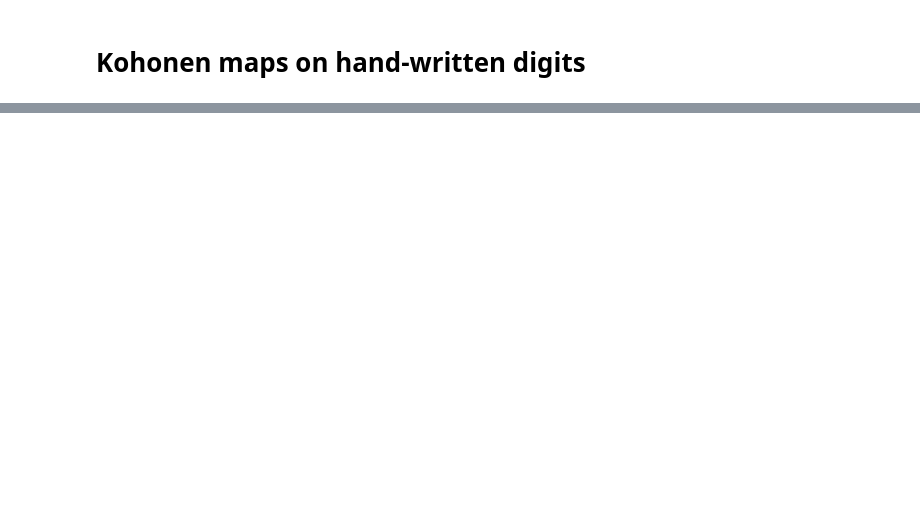
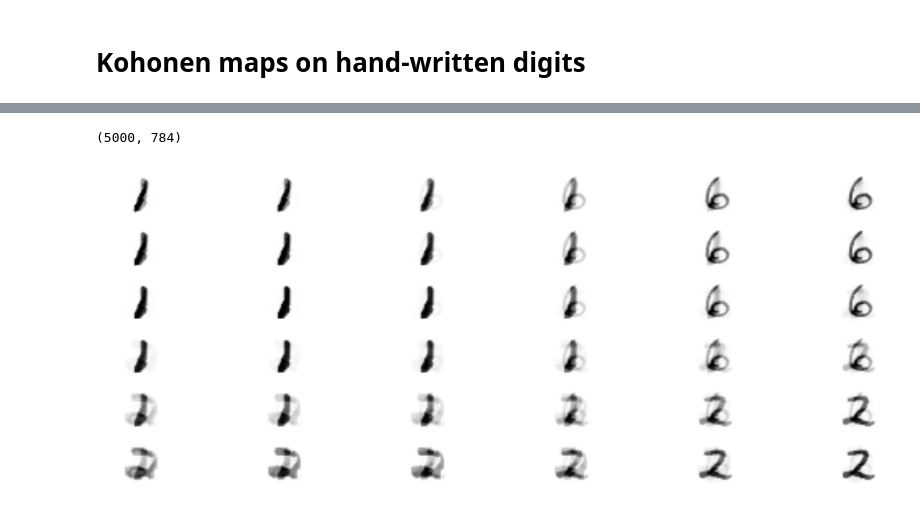
Before and after one commit to zifeo/Handwritten-Kohonen, a Jupyter notebook: hand-written-kohonen.ipynb, the cells around one changed output, grey strips where cells are left out. Drawn from its saved outputs; the diff is of its cells as text; code cells hidden in the pictures; blank space fills up the shorter version.

```diff
--- a/hand-written-kohonen.ipynb
+++ b/hand-written-kohonen.ipynb
@@ -8,0 +44,5 @@ SyntaxError: Missing parentheses in call to 'print' (helpers.py, line 23)
+# %%
+data = np.loadtxt('data.txt', dtype=np.int)
+data.shape
+# %% [output]
+(5000, 784)
@@ -8,0 +54,55 @@ SyntaxError: Missing parentheses in call to 'print' (helpers.py, line 23)
+# %%
+def neighborhood(x, mean, std):
+    """Normalized neighborhood gaussian-like with mean and std."""
+    return np.exp(- np.square(x - mean) / (2 * np.square(std)))
+# %%
+def som_step(centers, datapoint, neighbor, eta, sigma):
+    """Learning step self-organized map updating inplace centers.
+         centers   (matrix) cluster centres (center X dimension)
+         datapoint (vector)
+         neighbor  (matrix) coordinates of all centers
+         eta       (scalar) learning rate
+         sigma     (scalar) width/variance of neighborhood function
+    """
+    k = np.argmin(np.sum(np.square(centers - datapoint), axis=1))
+    k_coords = np.array(np.nonzero(neighbor == k))
+
+    for j in range(len(centers)):
+        j_coords = np.array(np.nonzero(neighbor == j))
+        disc = neighborhood(np.linalg.norm(k_coords - j_coords), 0, sigma)
+        centers[j, :] += disc * eta * (datapoint - centers[j,:])
+# %%
+# Kohonen map border size
+size_k = 6
+# width/variance of neighborhood function
+sigma = 2.0
+
+# centers randomly initialized
+centers = np.random.rand(size_k ** 2, dim) * data_range
+
+# neighborhood matrix
+neighbor = np.arange(size_k ** 2).reshape((size_k, size_k))
+
+# learning rate
+eta = 0.9
+
+# maximal iteration count
+tmax = 5000
+
+# random order in which the datapoints should be presented
+i_random = np.arange(tmax) % len(data)
+np.random.shuffle(i_random)
+
+for t, i in enumerate(i_random):
+    som_step(centers, data[i, :], neighbor, eta, sigma)
+
+# for visualization, you can use this:
+for i in range(size_k ** 2):
+    plt.subplot(size_k, size_k, i + 1)
+    plt.imshow(centers[i,:].reshape([28, 28]), interpolation='bilinear', cmap='Greys')
+    plt.axis('off')
+
+# leave the window open at the end of the loop
+plt.show()
+# %% [output]
+[figure, added]
```
Also changed, not shown: parts of 6 cells of this notebook, 4 other files.
